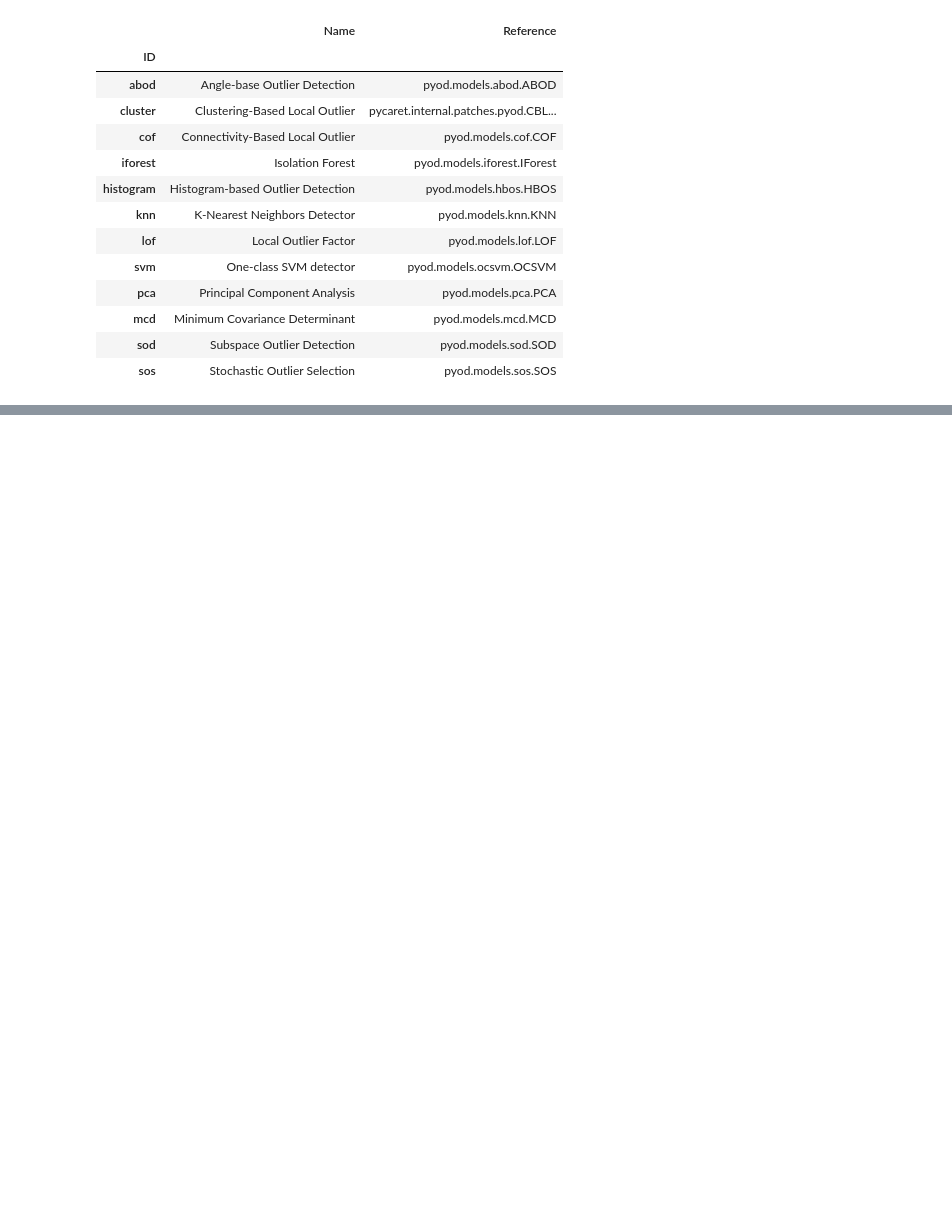
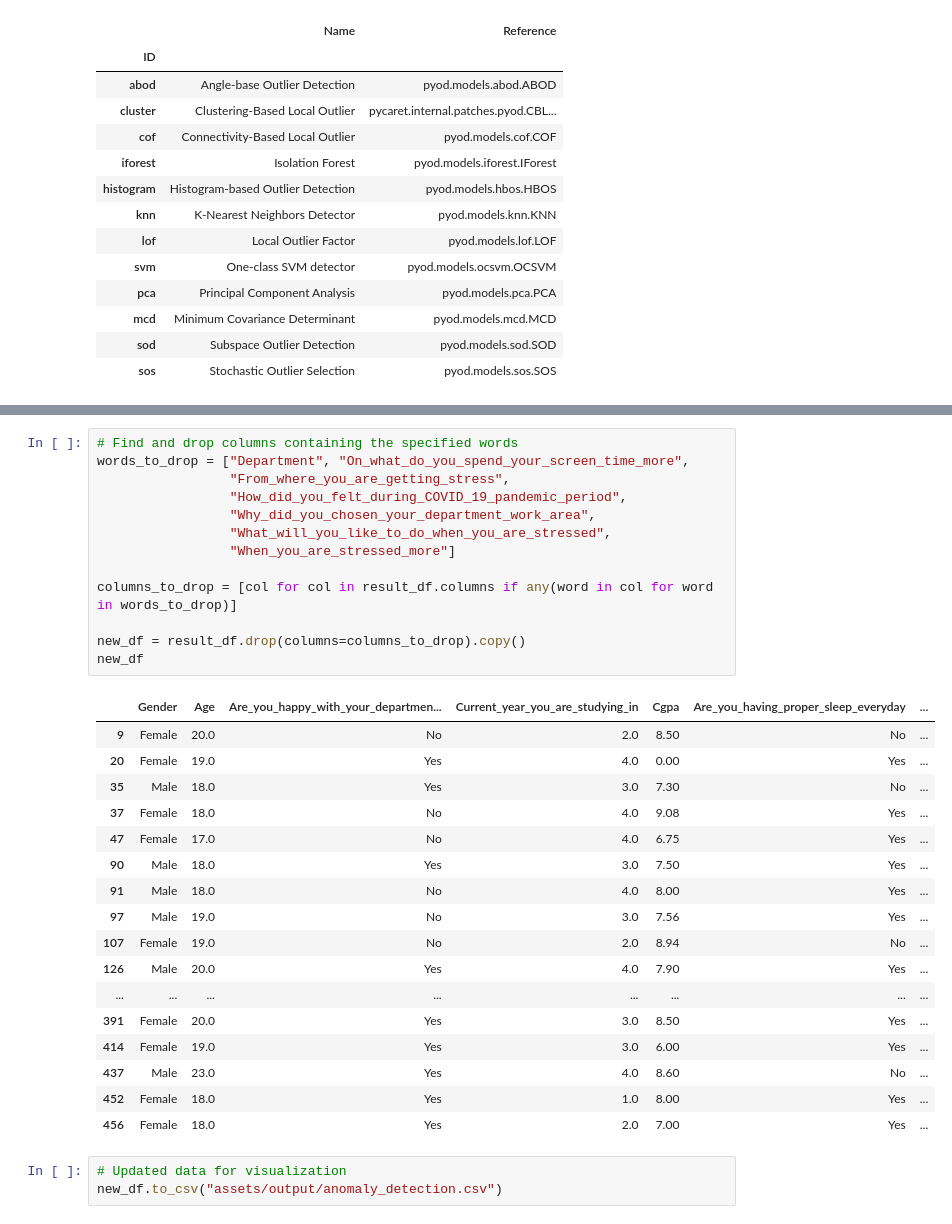
Before and after one commit to violettance/jupyter_notebooks, a Jupyter notebook: anomaly_detection.ipynb, the cells around one changed output, grey strips where cells are left out. Drawn from its saved outputs; the diff is of its cells as text; blank space fills up the shorter version.

```diff
--- a/anomaly_detection.ipynb
+++ b/anomaly_detection.ipynb
@@ -131,0 +379,34 @@ predictions[predictions["Anomaly"] == 1]
+# %%
+# Find and drop columns containing the specified words
+words_to_drop = ["Department", "On_what_do_you_spend_your_screen_time_more",
+                 "From_where_you_are_getting_stress",
+                 "How_did_you_felt_during_COVID_19_pandemic_period",
+                 "Why_did_you_chosen_your_department_work_area",
+                 "What_will_you_like_to_do_when_you_are_stressed",
+                 "When_you_are_stressed_more"]
+
+columns_to_drop = [col for col in result_df.columns if any(word in col for word in words_to_drop)]
+
+new_df = result_df.drop(columns=columns_to_drop).copy()
+new_df
+# %% [output]
+|  | Gender | Age | Are_you_happy_with_your_departmen... | Current_year_you_are_studying_in | Cgpa | Are_you_having_proper_sleep_everyday | ... |
+| 9 | Female | 20.0 | No | 2.0 | 8.50 | No | ... |
+| 20 | Female | 19.0 | Yes | 4.0 | 0.00 | Yes | ... |
+| 35 | Male | 18.0 | Yes | 3.0 | 7.30 | No | ... |
+| 37 | Female | 18.0 | No | 4.0 | 9.08 | Yes | ... |
+| 47 | Female | 17.0 | No | 4.0 | 6.75 | Yes | ... |
+| 90 | Male | 18.0 | Yes | 3.0 | 7.50 | Yes | ... |
+| 91 | Male | 18.0 | No | 4.0 | 8.00 | Yes | ... |
+| 97 | Male | 19.0 | No | 3.0 | 7.56 | Yes | ... |
+| 107 | Female | 19.0 | No | 2.0 | 8.94 | No | ... |
+| 126 | Male | 20.0 | Yes | 4.0 | 7.90 | Yes | ... |
+| ... | ... | ... | ... | ... | ... | ... | ... |
+| 391 | Female | 20.0 | Yes | 3.0 | 8.50 | Yes | ... |
+| 414 | Female | 19.0 | Yes | 3.0 | 6.00 | Yes | ... |
+| 437 | Male | 23.0 | Yes | 4.0 | 8.60 | No | ... |
+| 452 | Female | 18.0 | Yes | 1.0 | 8.00 | Yes | ... |
+| 456 | Female | 18.0 | Yes | 2.0 | 7.00 | Yes | ... |
+# %%
+# Updated data for visualization
+new_df.to_csv("assets/output/anomaly_detection.csv")
```
Also changed, not shown: parts of 47 cells of this notebook, 5 other files.
